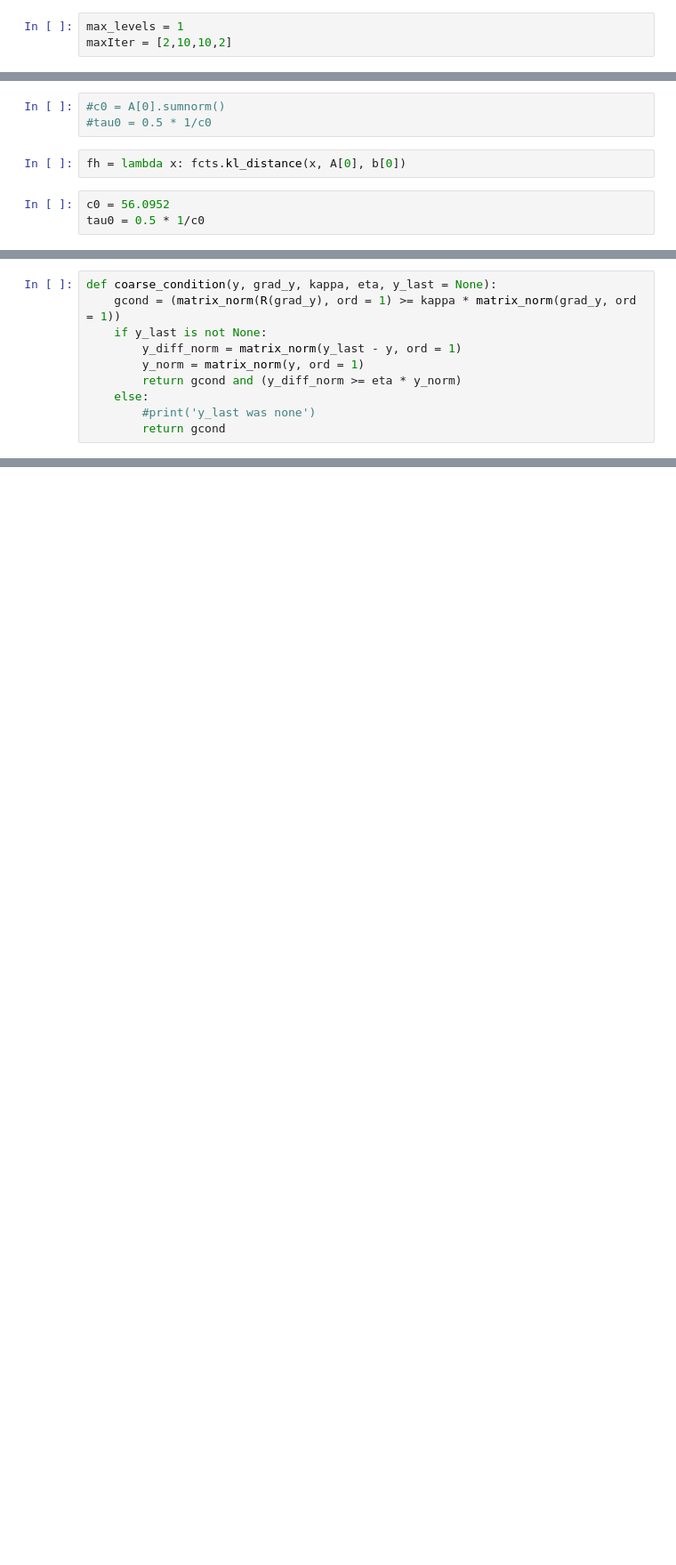
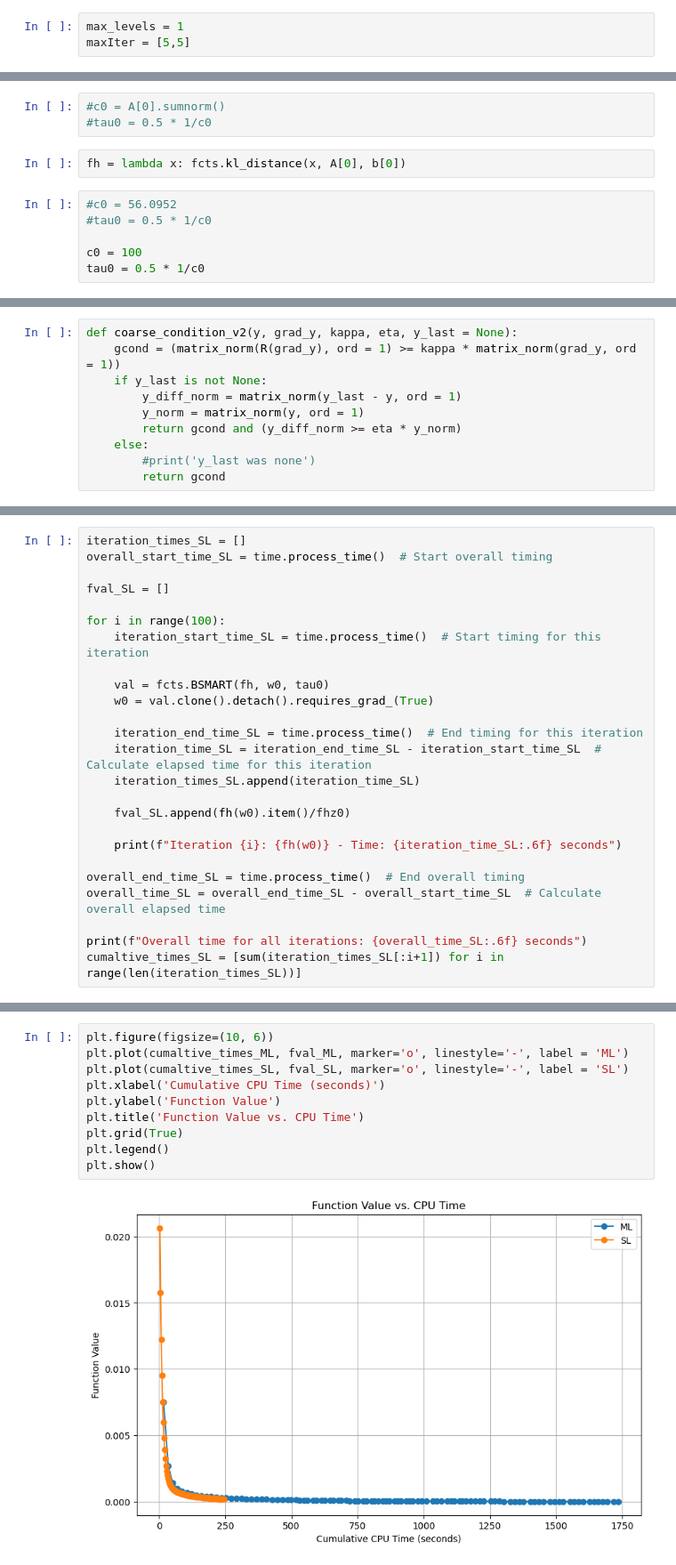
Before and after one commit to yaraelshiaty/MLBPGD, a Jupyter notebook: test_many_levels.ipynb, the cells around one changed output, grey strips where cells are left out. Shown at 89% size. Cells and saved outputs as stored; diff of their text form; blank space fills up the shorter version.

```diff
--- a/test_many_levels.ipynb
+++ b/test_many_levels.ipynb
@@ -18,5 +19,5 @@ from torch.linalg import matrix_norm
 import matplotlib.pyplot as plt
 # %%
 max_levels = 1
-maxIter = [2,10,10,2]
+maxIter = [5,5]
 # %%
@@ -50,5 +46,8 @@ for i in range(1,max_levels+1):
 # %%
 fh = lambda x: fcts.kl_distance(x, A[0], b[0])
 # %%
-c0 = 56.0952
+#c0 = 56.0952
+#tau0 = 0.5 * 1/c0
+
+c0 = 100
 tau0 = 0.5 * 1/c0
@@ -55,5 +56,5 @@ tau0 = 0.5 * 1/c0
 # %%
-def coarse_condition(y, grad_y, kappa, eta, y_last = None):
+def coarse_condition_v2(y, grad_y, kappa, eta, y_last = None):
     gcond = (matrix_norm(R(grad_y), ord = 1) >= kappa * matrix_norm(grad_y, ord = 1))
     if y_last is not None:
         y_diff_norm = matrix_norm(y_last - y, ord = 1)
@@ -149,0 +178,25 @@ AssertionError: psi(x) < psi(x0) = fH(x0) does not hold
+# %%
+iteration_times_SL = []
+overall_start_time_SL = time.process_time()  # Start overall timing
+
+fval_SL = []
+
+for i in range(100):
+    iteration_start_time_SL = time.process_time()  # Start timing for this iteration
+
+    val = fcts.BSMART(fh, w0, tau0)
+    w0 = val.clone().detach().requires_grad_(True)
+
+    iteration_end_time_SL = time.process_time()  # End timing for this iteration
+    iteration_time_SL = iteration_end_time_SL - iteration_start_time_SL  # Calculate elapsed time for this iteration
+    iteration_times_SL.append(iteration_time_SL)
+
+    fval_SL.append(fh(w0).item()/fhz0)
+
+    print(f"Iteration {i}: {fh(w0)} - Time: {iteration_time_SL:.6f} seconds")
+
+overall_end_time_SL = time.process_time()  # End overall timing
+overall_time_SL = overall_end_time_SL - overall_start_time_SL  # Calculate overall elapsed time
+
+print(f"Overall time for all iterations: {overall_time_SL:.6f} seconds")
+cumaltive_times_SL = [sum(iteration_times_SL[:i+1]) for i in range(len(iteration_times_SL))]
@@ -150,2 +221,14 @@ AssertionError: psi(x) < psi(x0) = fH(x0) does not hold
+# %%
+plt.figure(figsize=(10, 6))
+plt.plot(cumaltive_times_ML, fval_ML, marker='o', linestyle='-', label = 'ML')
+plt.plot(cumaltive_times_SL, fval_SL, marker='o', linestyle='-', label = 'SL')
+plt.xlabel('Cumulative CPU Time (seconds)')
+plt.ylabel('Function Value')
+plt.title('Function Value vs. CPU Time')
+plt.grid(True)
+plt.legend()
+plt.show()
+# %% [output]
+[figure, added]
 # %%
 plt.imshow(z0.detach().numpy(), cmap = 'gray')
```
Also changed, not shown: parts of 11 cells of this notebook, 5 other files.
